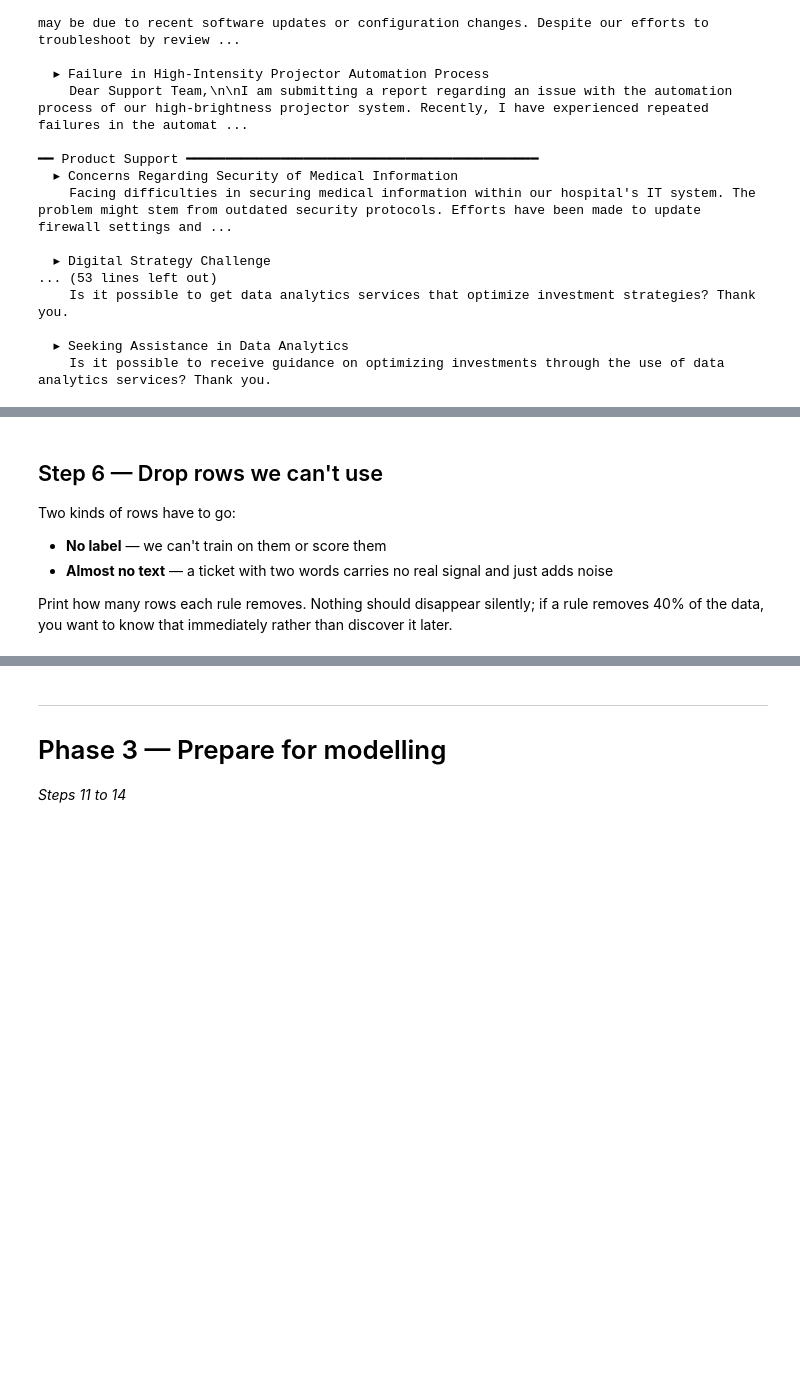
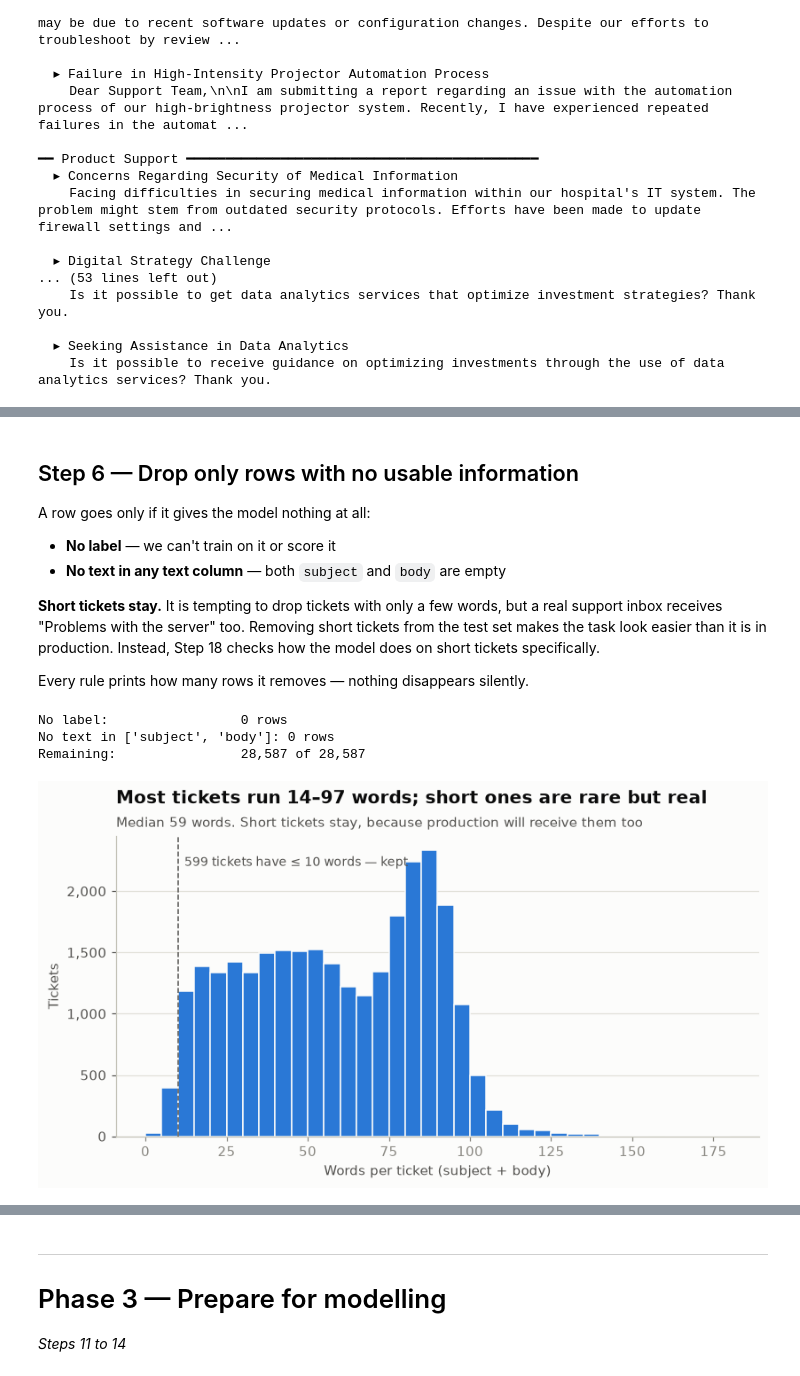
Before and after one commit to karthikiyer365/Live, a Jupyter notebook: topic-classification/department_classifier_pipeline.ipynb, the cells around one changed output, grey strips where cells are left out. Saved outputs shown, nothing was run; the diff lists cells and outputs as text; code cells hidden in the pictures; blank space fills up the shorter version.

```diff
--- a/topic-classification/department_classifier_pipeline.ipynb
+++ b/topic-classification/department_classifier_pipeline.ipynb
@@ -583,2 +593,9 @@ tickets that are too short to be useful.
 # %%
 # Step 5 — combine subject + body into a single text column, add length columns
+df = df_raw.copy()
+df["text"] = (df["subject"].fillna("") + " " + df["body"].fillna("")).str.strip()
+df["n_chars"] = df["text"].str.len()
+df["n_words"] = df["text"].str.split().str.len()
+
+print(f"Tickets with no subject: {df['subject'].isna().sum():,} — their text is the body alone")
+df[["n_chars", "n_words"]].describe(percentiles=[0.01, 0.05, 0.5, 0.95, 0.99]).T.round(1)
@@ -585,13 +607,46 @@ tickets that are too short to be useful.
 # %% [markdown]
-## Step 6 — Drop rows we can't use
+## Step 6 — Drop only rows with no usable information
 
-Two kinds of rows have to go:
+A row goes only if it gives the model nothing at all:
 
-- **No label** — we can't train on them or score them
-- **Almost no text** — a ticket with two words carries no real signal and just adds noise
+- **No label** — we can't train on it or score it
+- **No text in any text column** — both `subject` and `body` are empty
 
-Print how many rows each rule removes. Nothing should disappear silently; if a rule removes
-40% of the data, you want to know that immediately rather than discover it later.
+**Short tickets stay.** It is tempting to drop tickets with only a few words, but a real support inbox
+receives "Problems with the server" too. Removing short tickets from the test set makes the task look
+easier than it is in production. Instead, Step 18 checks how the model does on short tickets specifically.
+
+Every rule prints how many rows it removes — nothing disappears silently.
 # %%
-# Step 6 — drop rows with missing label or near-empty text, report counts
+# Step 6 — drop only rows with no label, or no text in any text column; report counts
+rows_at_start = len(df)
+no_label = df[LABEL].isna()
+no_text = df[TEXT_COLS].isna().all(axis=1) | (df["text"] == "")
+
+print(f"No label:                 {no_label.sum():,} rows")
+print(f"No text in {TEXT_COLS}: {no_text.sum():,} rows")
+df = df[~(no_label | no_text)].copy()
+print(f"Remaining:                {len(df):,} of {rows_at_start:,}")
+
+# How short do tickets get? Shown, not filtered.
+SHORT_WORDS = 10
+fig, ax = plt.subplots(figsize=(8.5, 4))
+ax.hist(df["n_words"], bins=np.arange(0, df["n_words"].max() + 5, 5), color=CAT[0], edgecolor=SURFACE, linewidth=1)
+ax.axvline(SHORT_WORDS, color=INK_2, linestyle="--", linewidth=1)
+ax.text(SHORT_WORDS + 2, ax.get_ylim()[1] * 0.9, f"{(df['n_words'] <= SHORT_WORDS).sum():,} tickets have "
+        f"≤ {SHORT_WORDS} words — kept", fontsize=9, color=INK_2)
+ax.grid(axis="x", visible=False)
+ax.yaxis.set_major_formatter(mpl.ticker.StrMethodFormatter("{x:,.0f}"))
+ax.set_xlabel("Words per ticket (subject + body)")
+ax.set_ylabel("Tickets")
+ax.set_title(f"Most tickets run {df['n_words'].quantile(.05):.0f}–{df['n_words'].quantile(.95):.0f} words; "
+             f"short ones are rare but real", pad=24)
+ax.text(0, 1.03, f"Median {df['n_words'].median():.0f} words. Short tickets stay, because production will receive them too",
+        transform=ax.transAxes, fontsize=9.5, color=INK_2)
+plt.show()
+# %% [output]
+No label:                 0 rows
+No text in ['subject', 'body']: 0 rows
+Remaining:                28,587 of 28,587
+[figure, added]
 # %% [markdown]
```
Also changed, not shown: parts of 23 cells of this notebook.
